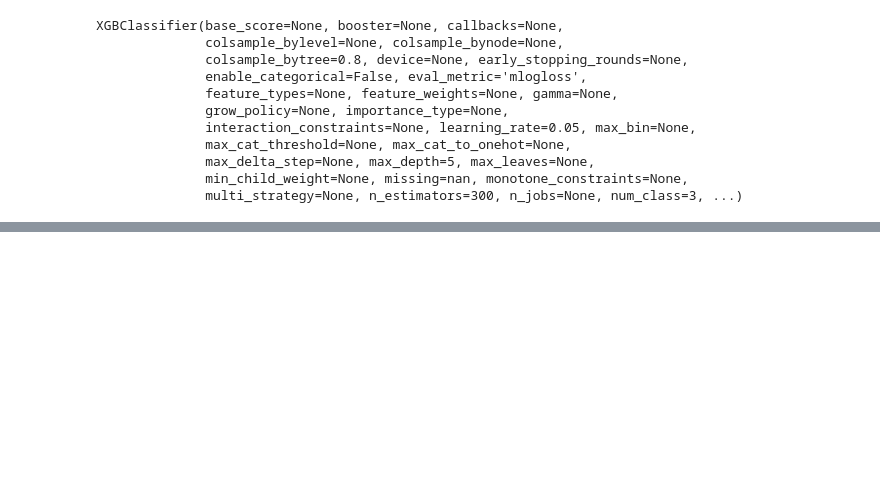
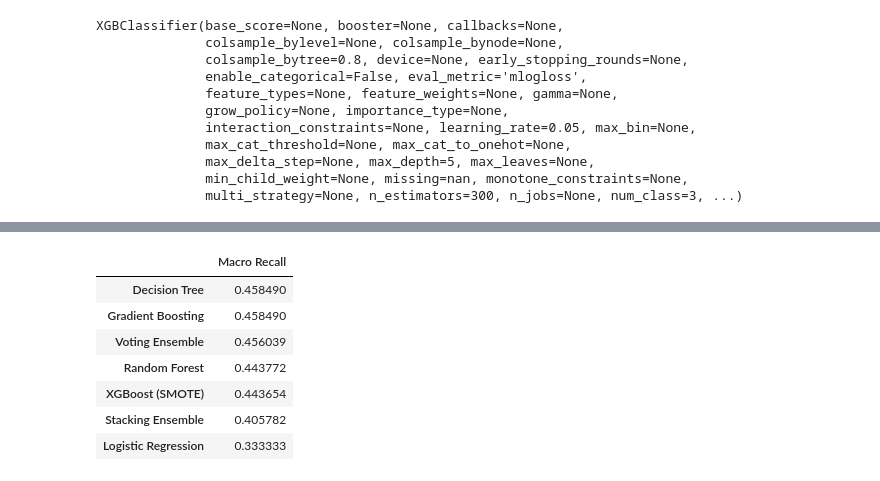
Before and after one commit to Shub95-dot/Maternal_health_risk_Project, a Jupyter notebook: VIz Project/notebooks/modeling.ipynb, the cells around one changed output, grey strips where cells are left out. Saved outputs shown, nothing was run; the diff lists cells and outputs as text; code cells hidden in the pictures; blank space fills up the shorter version.

```diff
--- a/VIz Project/notebooks/modeling.ipynb
+++ b/VIz Project/notebooks/modeling.ipynb
@@ -375,0 +442,7 @@ recall_results.sort_values(by="Macro Recall", ascending=False)
+# %%
+best_model = grid.best_estimator_
+
+y_pred = best_model.predict(X_test)
+
+print("Classification Report:")
+print(classification_report(y_test_enc, y_pred))
@@ -375,0 +471,29 @@ recall_results.sort_values(by="Macro Recall", ascending=False)
+# %%
+models["XGBoost (SMOTE)"] = best_model   # best_model from GridSearchCV
+# %%
+estimators = [
+    ("lr", LogisticRegression(max_iter=2000)),
+    ("dt", DecisionTreeClassifier()),
+    ("rf", RandomForestClassifier()),
+    ("gb", GradientBoostingClassifier())
+]
+
+models["Voting Ensemble"] = VotingClassifier(
+    estimators=estimators,
+    voting="soft"
+)
+
+models["Stacking Ensemble"] = StackingClassifier(
+    estimators=estimators,
+    final_estimator=LogisticRegression(max_iter=2000)
+)
+# %%
+from sklearn.metrics import recall_score
+
+results = {}
+
+for name, model in models.items():
+    model.fit(X_train, y_train_enc)
+    preds = model.predict(X_test)
+    macro_recall = recall_score(y_test_enc, preds, average="macro")
+    results[name] = macro_recall
@@ -375,0 +518,16 @@ recall_results.sort_values(by="Macro Recall", ascending=False)
+# %%
+import pandas as pd
+
+comparison_df = pd.DataFrame.from_dict(results, orient="index", columns=["Macro Recall"])
+comparison_df = comparison_df.sort_values(by="Macro Recall", ascending=False)
+
+comparison_df
+# %% [output]
+|  | Macro Recall |
+| Decision Tree | 0.458490 |
+| Gradient Boosting | 0.458490 |
+| Voting Ensemble | 0.456039 |
+| Random Forest | 0.443772 |
+| XGBoost (SMOTE) | 0.443654 |
+| Stacking Ensemble | 0.405782 |
+| Logistic Regression | 0.333333 |
```
Also changed, not shown: parts of 14 cells of this notebook, 22 other files.
